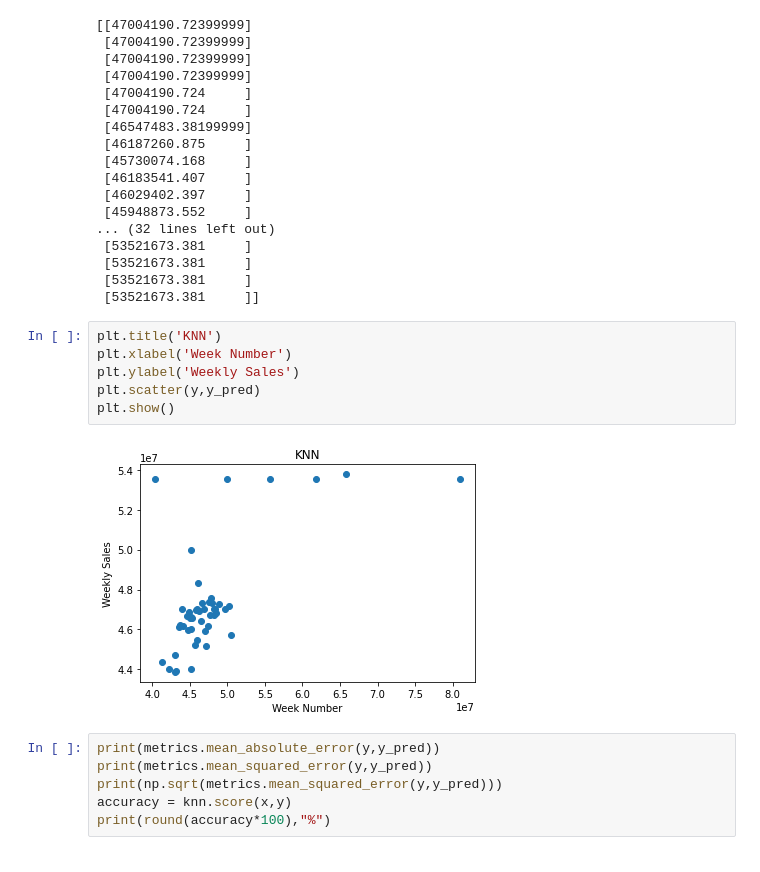
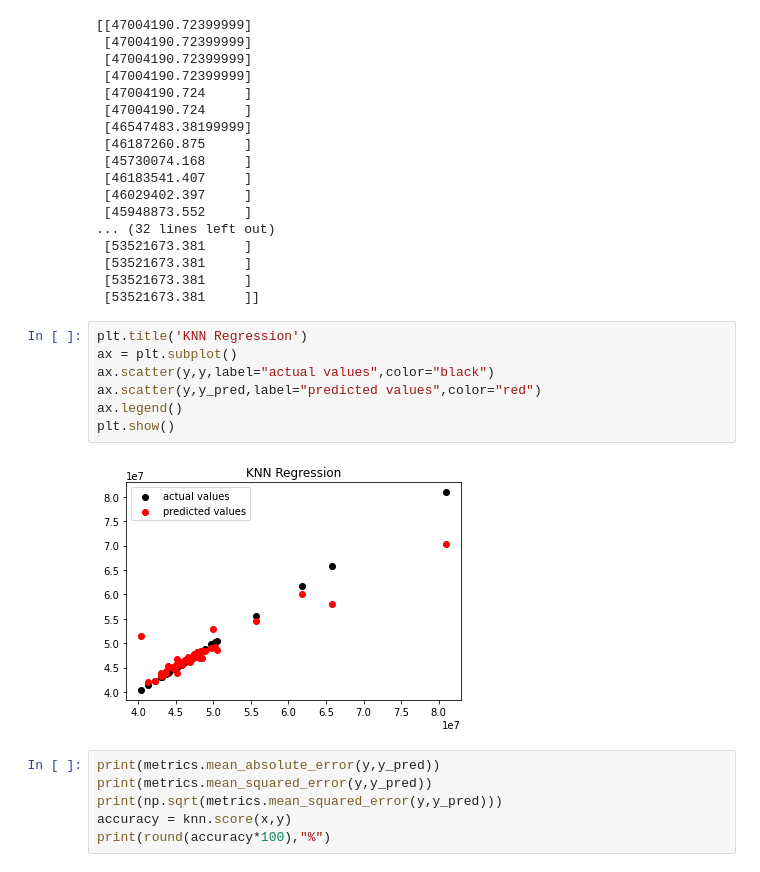
Before and after one commit to ChitrangGoyani/WalmartSalesForecasting, a Jupyter notebook: Walmart Sales Forecasting.ipynb, the cells around one changed output. Drawn from its saved outputs; the diff is of its cells as text.

```diff
--- a/Walmart Sales Forecasting.ipynb
+++ b/Walmart Sales Forecasting.ipynb
@@ -146,14 +137,15 @@ print(y_pred)
  [53521673.381     ]
  [53521673.381     ]
  [53521673.381     ]]
-# %%
-plt.title('KNN')
-plt.xlabel('Week Number')
-plt.ylabel('Weekly Sales')
-plt.scatter(y,y_pred)
-plt.show()
-# %% [output]
-[figure, removed]
+# %%
+plt.title('KNN Regression')
+ax = plt.subplot()
+ax.scatter(y,y,label="actual values",color="black")
+ax.scatter(y,y_pred,label="predicted values",color="red")
+ax.legend()
+plt.show()
+# %% [output]
+[figure, added]
 # %%
 print(metrics.mean_absolute_error(y,y_pred))
 print(metrics.mean_squared_error(y,y_pred))
```
Also changed, not shown: parts of 4 cells of this notebook.
